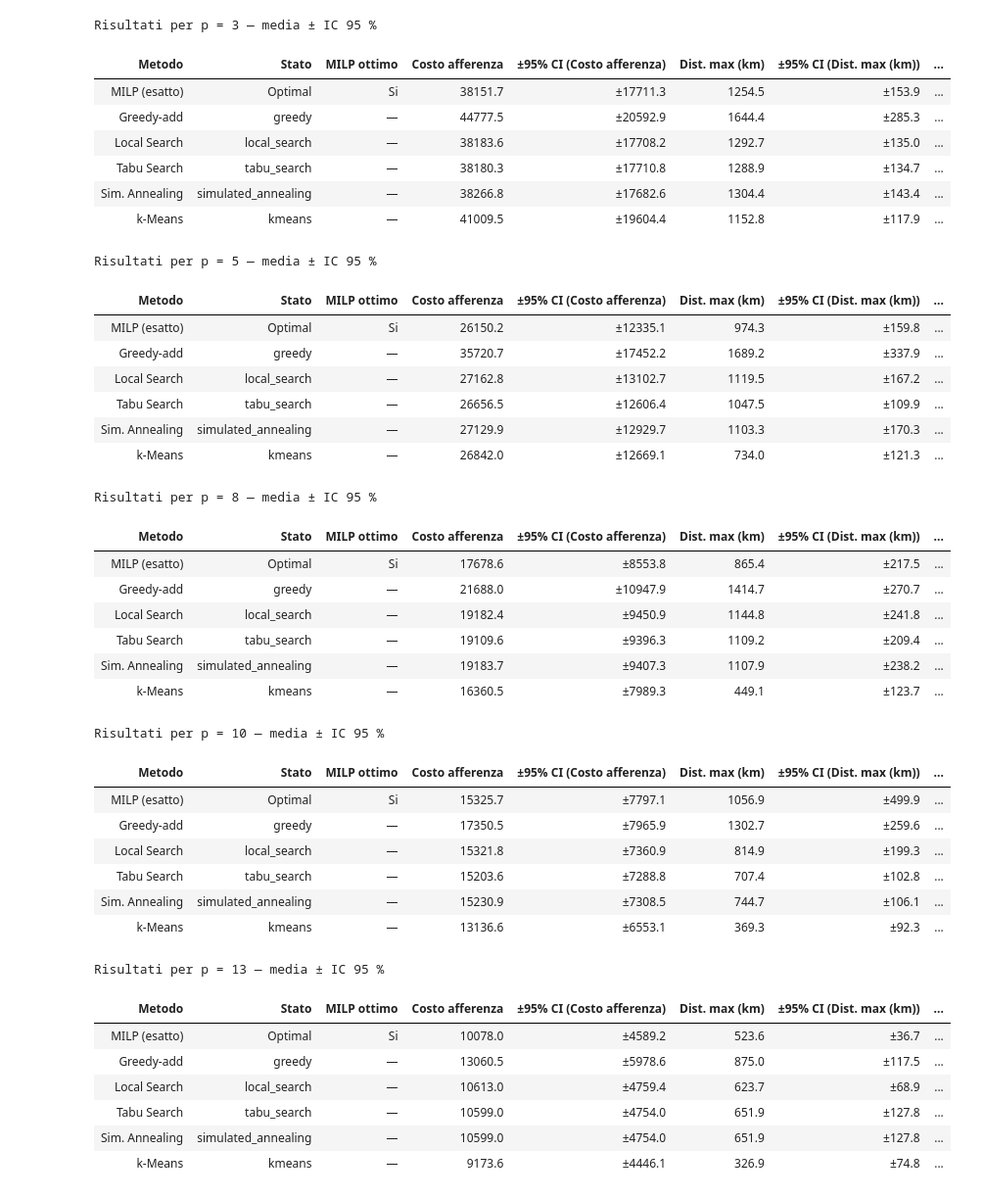
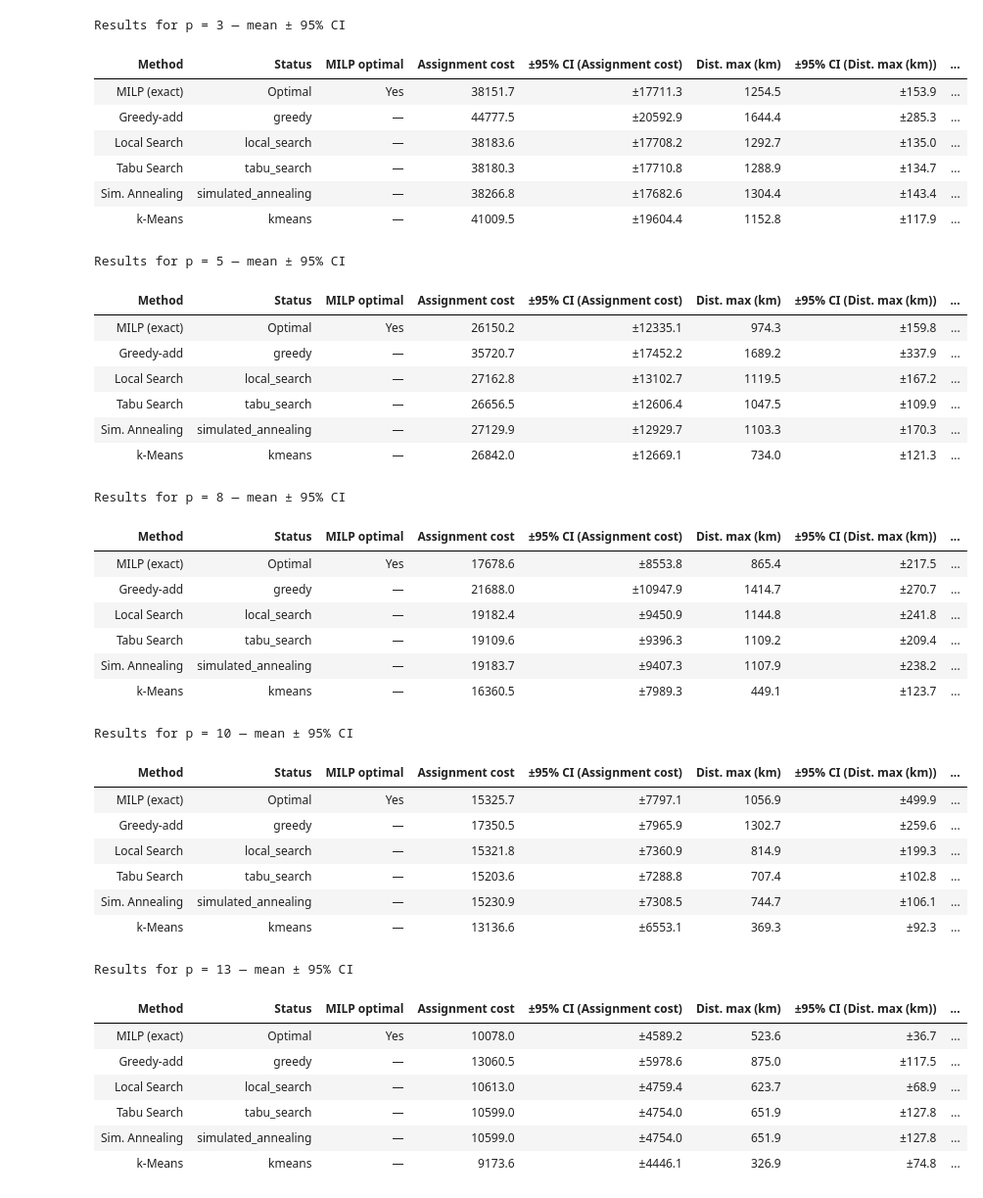
Before and after one commit to Leonard2310/pop-capacitated-pmedian, a Jupyter notebook: experiments.ipynb, the cells around one changed output. Shown at 98% size. Cells and saved outputs as stored; diff of their text form; code cells hidden in the pictures.

```diff
--- a/experiments.ipynb
+++ b/experiments.ipynb
@@ -1381,10 +1381,10 @@ Per ogni valore di *p* si riporta una tabella con media e intervallo di confiden
 # %%
-# ── Tabelle numeriche per ciascun valore di p (con IC 95 %) ───────
+# ── Numerical tables for each p value (95% CI) ───────────────────
 from scipy import stats as _stats
 
 _metrics = ['objective', 'max_distance_km', 'runtime']
 _metric_labels = {
-    'objective': 'Costo afferenza',
+    'objective': 'Assignment cost',
     'max_distance_km': 'Dist. max (km)',
     'runtime': 'Runtime (s)',
 }
@@ -1401,17 +1401,17 @@ for p_val in sorted(results_df['p'].unique()):
             if n_tot == 0:
                 milp_opt_flag = 'n/a'
             elif n_opt == n_tot:
-                milp_opt_flag = 'Si'
+                milp_opt_flag = 'Yes'
             elif n_opt > 0:
-                milp_opt_flag = 'Parziale'
+                milp_opt_flag = 'Partial'
             else:
                 milp_opt_flag = 'No'
         else:
             milp_opt_flag = '—'
         row = {
-            'Metodo': METHOD_STYLE[m]['label'],
-            'Stato': status_text,
-            'MILP ottimo': milp_opt_flag,
+            'Method': METHOD_STYLE[m]['label'],
+            'Status': status_text,
+            'MILP optimal': milp_opt_flag,
         }
         for metric in _metrics:
             vals = sub[metric].dropna()
@@ -1429,9 +1429,9 @@ for p_val in sorted(results_df['p'].unique()):
 
     df_p = pd.DataFrame(_table_rows)
 
-    # Evidenzia migliore e secondo per ogni metrica — colori per dark theme
+    # Highlight best and second-best for each metric — colors for dark theme
     def _highlight_best(s):
-        """Evidenzia il valore minimo e il secondo per colonna."""
+        """Highlights minimum and second value by column."""
         finite_vals = [v for v in s if np.isfinite(v)]
         if not finite_vals:
             return [''] * len(s)
@@ -1443,71 +1443,71 @@ for p_val in sorted(results_df['p'].unique()):
             if not np.isfinite(v):
                 styles.append('')
             elif np.isclose(v, best):
                 styles.append('background-color: #1a5e2a !important; color: #8fffb0 !important; font-weight: bold')
             elif second is not None and np.isclose(v, second):
                 styles.append('background-color: #7a6a00 !important; color: #fff3b0 !important; font-weight: bold')
             else:
                 styles.append('')
         return styles
     value_cols = list(_metric_labels.values())
     styled = (df_p.style
               .set_table_styles([
                   {'selector': 'caption', 'props': [('font-weight', 'bold'), ('font-size', '14px'),
                                                      ('margin-bottom', '8px'), ('color', '#e0e0e0')]},
                   {'selector': 'th', 'props': [('background-color', '#2d2d2d'), ('color', '#e0e0e0'),
                                                 ('font-size', '11px')]},
                   {'selector': 'td', 'props': [('font-size', '11px'), ('text-align', 'center'),
                                                 ('color', '#d0d0d0'), ('background-color', '#1e1e1e')]},
               ])
               .apply(_highlight_best, subset=value_cols)
               .format({
-                  'Costo afferenza': '{:.1f}',
-                  '±95% CI (Costo afferenza)': '±{:.1f}',
+                  'Assignment cost': '{:.1f}',
+                  '±95% CI (Assignment cost)': '±{:.1f}',
                   'Dist. max (km)': '{:.1f}',
                   '±95% CI (Dist. max (km))': '±{:.1f}',
                   'Runtime (s)': '{:.4f}',
                   '±95% CI (Runtime (s))': '±{:.4f}',
               })
-              .set_caption(f'Risultati per p = {p_val} — media ± IC 95 %')
+              .set_caption(f'Results for p = {p_val} — mean ± 95% CI')
               .hide(axis='index'))
     display(styled)
     print()  # spacer between tables
 # %% [output]
-Risultati per p = 3 — media ± IC 95 %
+Results for p = 3 — mean ± 95% CI
-| Metodo | Stato | MILP ottimo | Costo afferenza | ±95% CI (Costo afferenza) | Dist. max (km) | ±95% CI (Dist. max (km)) | ... |
-| MILP (esatto) | Optimal | Si | 38151.7 | ±17711.3 | 1254.5 | ±153.9 | ... |
+| Method | Status | MILP optimal | Assignment cost | ±95% CI (Assignment cost) | Dist. max (km) | ±95% CI (Dist. max (km)) | ... |
+| MILP (exact) | Optimal | Yes | 38151.7 | ±17711.3 | 1254.5 | ±153.9 | ... |
 | Greedy-add | greedy | — | 44777.5 | ±20592.9 | 1644.4 | ±285.3 | ... |
 | Local Search | local_search | — | 38183.6 | ±17708.2 | 1292.7 | ±135.0 | ... |
 | Tabu Search | tabu_search | — | 38180.3 | ±17710.8 | 1288.9 | ±134.7 | ... |
 | Sim. Annealing | simulated_annealing | — | 38266.8 | ±17682.6 | 1304.4 | ±143.4 | ... |
 | k-Means | kmeans | — | 41009.5 | ±19604.4 | 1152.8 | ±117.9 | ... |
-Risultati per p = 5 — media ± IC 95 %
+Results for p = 5 — mean ± 95% CI
-| Metodo | Stato | MILP ottimo | Costo afferenza | ±95% CI (Costo afferenza) | Dist. max (km) | ±95% CI (Dist. max (km)) | ... |
-| MILP (esatto) | Optimal | Si | 26150.2 | ±12335.1 | 974.3 | ±159.8 | ... |
+| Method | Status | MILP optimal | Assignment cost | ±95% CI (Assignment cost) | Dist. max (km) | ±95% CI (Dist. max (km)) | ... |
+| MILP (exact) | Optimal | Yes | 26150.2 | ±12335.1 | 974.3 | ±159.8 | ... |
 | Greedy-add | greedy | — | 35720.7 | ±17452.2 | 1689.2 | ±337.9 | ... |
 | Local Search | local_search | — | 27162.8 | ±13102.7 | 1119.5 | ±167.2 | ... |
 | Tabu Search | tabu_search | — | 26656.5 | ±12606.4 | 1047.5 | ±109.9 | ... |
 | Sim. Annealing | simulated_annealing | — | 27129.9 | ±12929.7 | 1103.3 | ±170.3 | ... |
 | k-Means | kmeans | — | 26842.0 | ±12669.1 | 734.0 | ±121.3 | ... |
-Risultati per p = 8 — media ± IC 95 %
+Results for p = 8 — mean ± 95% CI
-| Metodo | Stato | MILP ottimo | Costo afferenza | ±95% CI (Costo afferenza) | Dist. max (km) | ±95% CI (Dist. max (km)) | ... |
-| MILP (esatto) | Optimal | Si | 17678.6 | ±8553.8 | 865.4 | ±217.5 | ... |
+| Method | Status | MILP optimal | Assignment cost | ±95% CI (Assignment cost) | Dist. max (km) | ±95% CI (Dist. max (km)) | ... |
+| MILP (exact) | Optimal | Yes | 17678.6 | ±8553.8 | 865.4 | ±217.5 | ... |
 | Greedy-add | greedy | — | 21688.0 | ±10947.9 | 1414.7 | ±270.7 | ... |
 | Local Search | local_search | — | 19182.4 | ±9450.9 | 1144.8 | ±241.8 | ... |
 | Tabu Search | tabu_search | — | 19109.6 | ±9396.3 | 1109.2 | ±209.4 | ... |
 | Sim. Annealing | simulated_annealing | — | 19183.7 | ±9407.3 | 1107.9 | ±238.2 | ... |
 | k-Means | kmeans | — | 16360.5 | ±7989.3 | 449.1 | ±123.7 | ... |
-Risultati per p = 10 — media ± IC 95 %
+Results for p = 10 — mean ± 95% CI
-| Metodo | Stato | MILP ottimo | Costo afferenza | ±95% CI (Costo afferenza) | Dist. max (km) | ±95% CI (Dist. max (km)) | ... |
-| MILP (esatto) | Optimal | Si | 15325.7 | ±7797.1 | 1056.9 | ±499.9 | ... |
+| Method | Status | MILP optimal | Assignment cost | ±95% CI (Assignment cost) | Dist. max (km) | ±95% CI (Dist. max (km)) | ... |
+| MILP (exact) | Optimal | Yes | 15325.7 | ±7797.1 | 1056.9 | ±499.9 | ... |
 | Greedy-add | greedy | — | 17350.5 | ±7965.9 | 1302.7 | ±259.6 | ... |
 | Local Search | local_search | — | 15321.8 | ±7360.9 | 814.9 | ±199.3 | ... |
 | Tabu Search | tabu_search | — | 15203.6 | ±7288.8 | 707.4 | ±102.8 | ... |
 | Sim. Annealing | simulated_annealing | — | 15230.9 | ±7308.5 | 744.7 | ±106.1 | ... |
 | k-Means | kmeans | — | 13136.6 | ±6553.1 | 369.3 | ±92.3 | ... |
-Risultati per p = 13 — media ± IC 95 %
+Results for p = 13 — mean ± 95% CI
-| Metodo | Stato | MILP ottimo | Costo afferenza | ±95% CI (Costo afferenza) | Dist. max (km) | ±95% CI (Dist. max (km)) | ... |
-| MILP (esatto) | Optimal | Si | 10078.0 | ±4589.2 | 523.6 | ±36.7 | ... |
+| Method | Status | MILP optimal | Assignment cost | ±95% CI (Assignment cost) | Dist. max (km) | ±95% CI (Dist. max (km)) | ... |
+| MILP (exact) | Optimal | Yes | 10078.0 | ±4589.2 | 523.6 | ±36.7 | ... |
 | Greedy-add | greedy | — | 13060.5 | ±5978.6 | 875.0 | ±117.5 | ... |
 | Local Search | local_search | — | 10613.0 | ±4759.4 | 623.7 | ±68.9 | ... |
 | Tabu Search | tabu_search | — | 10599.0 | ±4754.0 | 651.9 | ±127.8 | ... |
```
Also changed, not shown: parts of 39 cells of this notebook, 1 other file.
